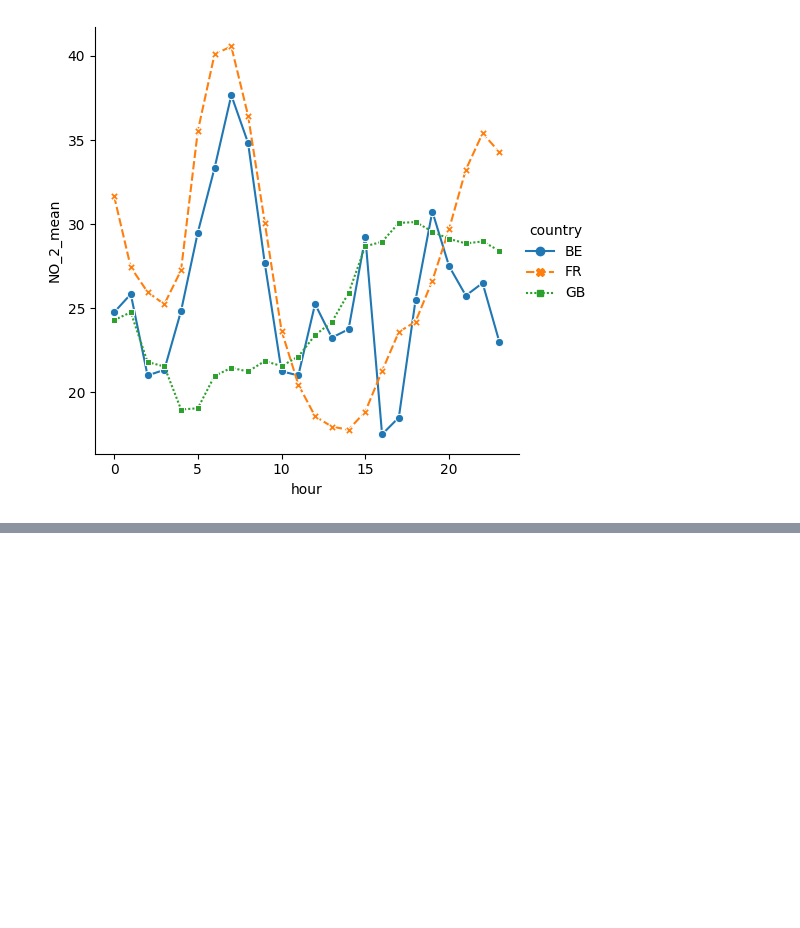
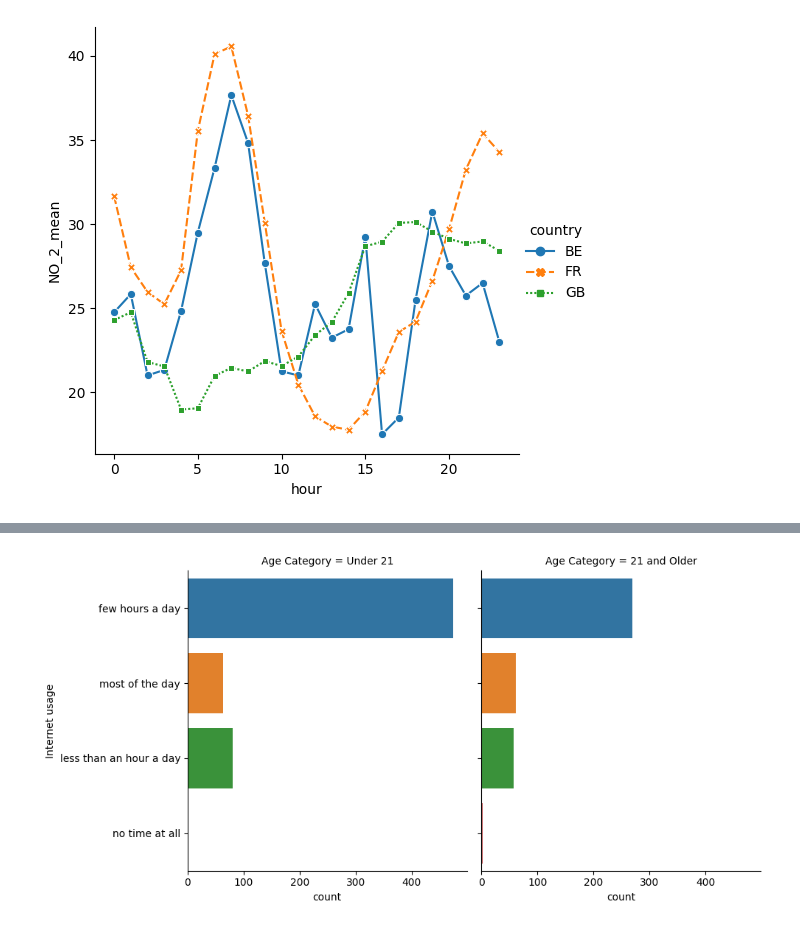
Before and after one commit to jhlopesalves/data-science-notebooks, a Jupyter notebook: Python/Intro to Seaborn/introduction_to_seaborn.ipynb, the cells around one changed output, grey strips where cells are left out. Drawn from its saved outputs; the diff is of its cells as text; code cells hidden in the pictures; blank space fills up the shorter version.

```diff
--- a/Python/Intro to Seaborn/introduction_to_seaborn.ipynb
+++ b/Python/Intro to Seaborn/introduction_to_seaborn.ipynb
@@ -338,0 +353,2 @@ plt.show()
+# %%
+survey_data = pd.read_csv("data/young-people-survey-responses.csv")
@@ -338,0 +364,4 @@ plt.show()
+# %%
+# Separate this plot into two side-by-side column subplots based on "Age Category", which separates respondents into those that are younger than 21 vs. 21 and older.
+survey_data["Age Category"] = survey_data["Age"].apply(lambda x: "Under 21" if x < 21 else "21 and Older")
+display(survey_data.head())
@@ -338,0 +375,11 @@ plt.show()
+# %%
+# Separate into column subplots based on age category
+sns.catplot(y="Internet usage", data=survey_data,
+            kind="count",
+            col="Age Category",
+            hue="Internet usage") # Add hue to color bars by Internet usage category
+
+# Show plot
+plt.show()
+# %% [output]
+[figure, added]
```
Also changed, not shown: parts of 5 cells of this notebook.
